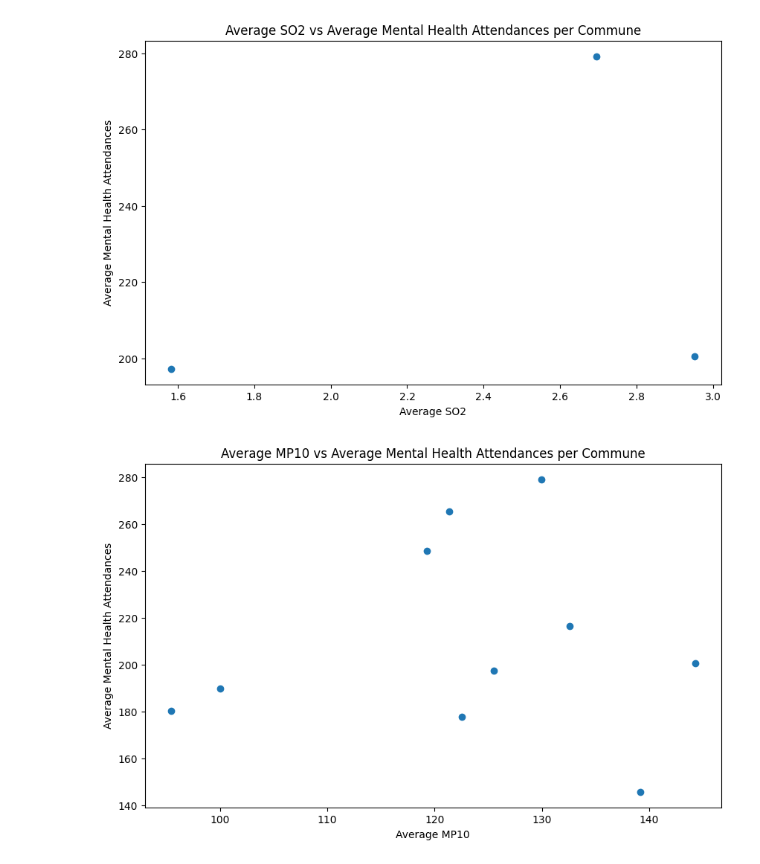
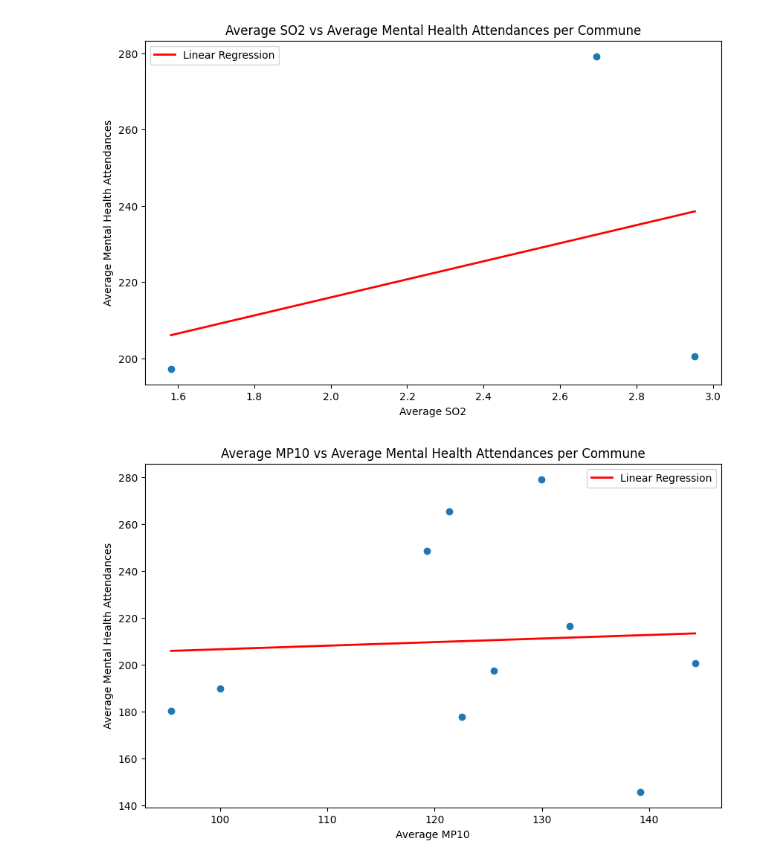
Before and after one commit to JPRosenberg/mental-health-exploration, a Jupyter notebook: air-commune-comparison.ipynb, the cells around one changed output. Drawn from its saved outputs; the diff is of its cells as text; code cells hidden in the pictures.

```diff
--- a/air-commune-comparison.ipynb
+++ b/air-commune-comparison.ipynb
@@ -64,7 +64,8 @@ select
     aqi_month.NO2 as NO2,
     aqi_month.NOx as NOx,
     aqi_month.O3 as O3,
-    aqi_month.SO2 as SO2
+    aqi_month.SO2 as SO2,
+    commune.income
 from attendances_month
 join aqi_month on aqi_month.date = attendances_month.date and aqi_month.commune_id = attendances_month.commune_id
 join commune on commune.id = attendances_month.commune_id
@@ -72,7 +73,7 @@ join report on report.id = attendances_month.report_id
 order by date;
 """).fetchall()
 
-data = pd.DataFrame(data, columns=['commune', 'report', 'date', 'value', 'CO', 'MP10', 'MP25', 'NO', 'NO2', 'NOx', 'O3', 'SO2'])
+data = pd.DataFrame(data, columns=['commune', 'report', 'date', 'value', 'CO', 'MP10', 'MP25', 'NO', 'NO2', 'NOx', 'O3', 'SO2', 'income'])
 data
 # %% [output]
 |  | commune | report | date | value | CO | MP10 | MP25 | NO | NO2 | NOx | O3 | ... |
@@ -91,36 +92,83 @@ data
 # %%
 # get average so2 and value per commune
-communes_so2_avg = data[['commune', 'value', 'SO2']].groupby('commune').mean().reset_index()
-
-# get average mp10 and value per commune
-communes_mp10_avg = data[['commune', 'value', 'MP10']].groupby('commune').mean().reset_index()
-
-# get average mp25 and value per commune
-communes_mp25_avg = data[['commune', 'value', 'MP25']].groupby('commune').mean().reset_index()
-
-# graph
+communes_so2_avg = data[['commune', 'value', 'SO2']].groupby('commune').mean().reset_index().dropna()
+# linear regression
+X = communes_so2_avg[['SO2']]
+y = communes_so2_avg['value']
+model = LinearRegression()
+model.fit(X, y)
+r_squared = model.score(X, y)
 fig, ax = plt.subplots(figsize=(10, 6))
 ax.scatter(communes_so2_avg['SO2'], communes_so2_avg['value'])
 ax.set_xlabel('Average SO2')
 ax.set_ylabel('Average Mental Health Attendances')
+# plot regression line
+x_range = pd.DataFrame({'SO2': [communes_so2_avg['SO2'].min(), communes_so2_avg['SO2'].max()]})
+y_range = model.predict(x_range)
+ax.plot(x_range, y_range, color='red', linewidth=2, label=f'Linear Regression')
+ax.legend()
 ax.set_title('Average SO2 vs Average Mental Health Attendances per Commune')
 plt.show()
 
-# graph
+# get average mp10 and value per commune
+communes_mp10_avg = data[['commune', 'value', 'MP10']].groupby('commune').mean().reset_index().dropna()
+# linear regression
+X = communes_mp10_avg[['MP10']]
+y = communes_mp10_avg['value']
+model = LinearRegression()
+model.fit(X, y)
+r_squared = model.score(X, y)
 fig, ax = plt.subplots(figsize=(10, 6))
 ax.scatter(communes_mp10_avg['MP10'], communes_mp10_avg['value'])
 ax.set_xlabel('Average MP10')
 ax.set_ylabel('Average Mental Health Attendances')
+# plot regression line
+x_range = pd.DataFrame({'MP10': [communes_mp10_avg['MP10'].min(), communes_mp10_avg['MP10'].max()]})
+y_range = model.predict(x_range)
+ax.plot(x_range, y_range, color='red', linewidth=2, label=f'Linear Regression')
+ax.legend()
 ax.set_title('Average MP10 vs Average Mental Health Attendances per Commune')
 plt.show()
 
-# graph
+# get average mp25 and value per commune
+communes_mp25_avg = data[['commune', 'value', 'MP25']].groupby('commune').mean().reset_index().dropna()
+# linear regression
+X = communes_mp25_avg[['MP25']]
+y = communes_mp25_avg['value']
+model = LinearRegression()
+model.fit(X, y)
+r_squared = model.score(X, y)
 fig, ax = plt.subplots(figsize=(10, 6))
 ax.scatter(communes_mp25_avg['MP25'], communes_mp25_avg['value'])
 ax.set_xlabel('Average MP25')
 ax.set_ylabel('Average Mental Health Attendances')
+# plot regression line
+x_range = pd.DataFrame({'MP25': [communes_mp25_avg['MP25'].min(), communes_mp25_avg['MP25'].max()]})
+y_range = model.predict(x_range)
+ax.plot(x_range, y_range, color='red', linewidth=2, label=f'Linear Regression')
+ax.legend()
 ax.set_title('Average MP25 vs Average Mental Health Attendances per Commune')
 plt.show()
+
+# income
+communes_income_avg = data[['commune', 'value', 'income']].groupby('commune').mean().reset_index().dropna()
+# linear regression
+X = communes_income_avg[['income']]
+y = communes_income_avg['value']
+model = LinearRegression()
+model.fit(X, y)
+r_squared = model.score(X, y)
+fig, ax = plt.subplots(figsize=(10, 6))
+ax.scatter(communes_income_avg['income'], communes_income_avg['value'])
+ax.set_xlabel('Average Income')
+ax.set_ylabel('Average Mental Health Attendances')
+# plot regression line
+x_range = pd.DataFrame({'income': [communes_income_avg['income'].min(), communes_income_avg['income'].max()]})
+y_range = model.predict(x_range)
+ax.plot(x_range, y_range, color='red', linewidth=2, label=f'Linear Regression')
+ax.legend()
+ax.set_title('Average Income vs Average Mental Health Attendances per Commune')
+plt.show()
 # %% [output]
-[figure, old version]
+[figure, new version]
-[figure, old version]
+[figure, new version]
```
Also changed, not shown: parts of 3 cells of this notebook, 7 other files.
